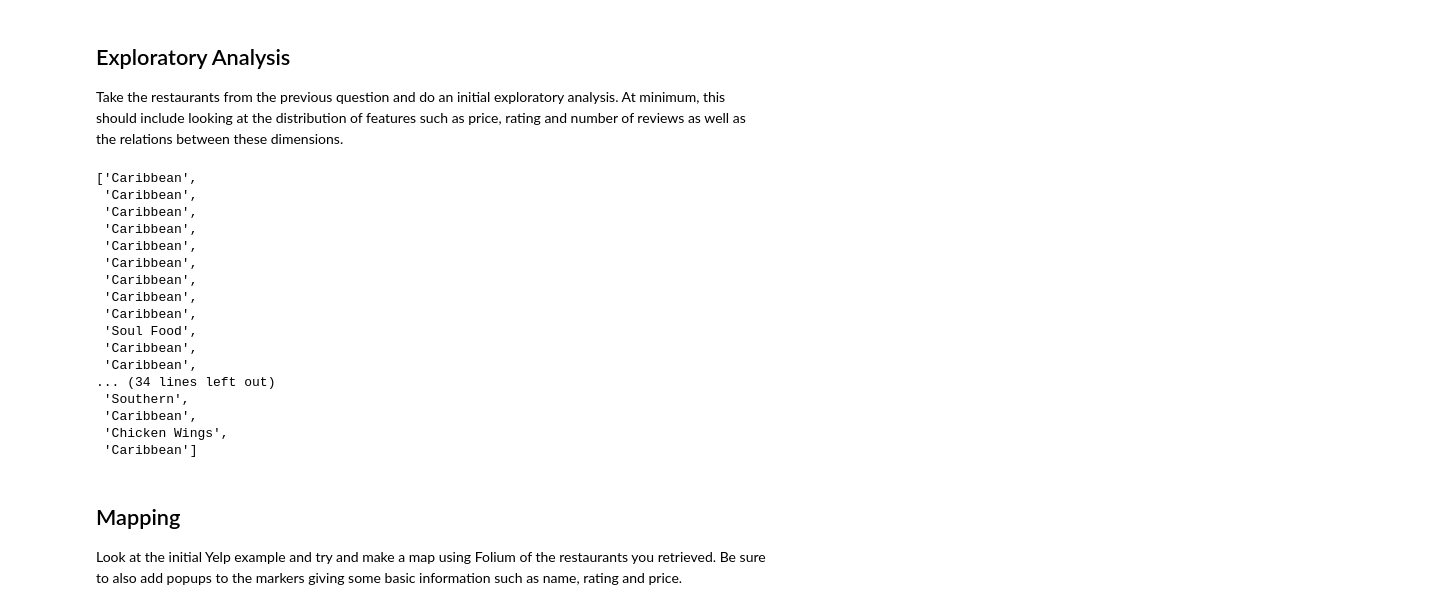
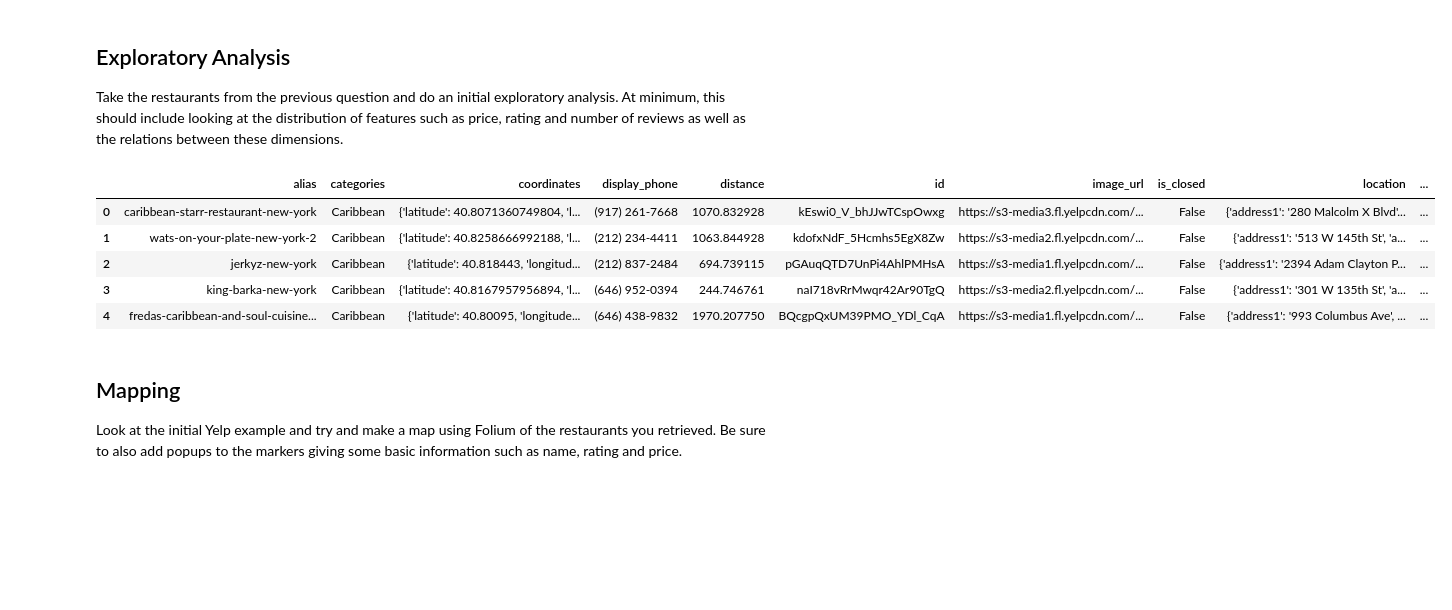
Before and after one commit to minotaur142/dsc-yelp-api-lab-nyc-ds-060319, a Jupyter notebook: index.ipynb, the cells around one changed output. Cells and saved outputs as stored; diff of their text form; code cells hidden in the pictures; blank space fills up the shorter version.

```diff
--- a/index.ipynb
+++ b/index.ipynb
@@ -84,28 +84,18 @@ Take the restaurants from the previous question and do an initial exploratory an
 # %%
 #Your code here
 # import pandas as pd
 # df = pd.DataFrame.from_dict(dic['businesses'])
 
 # df.price = df.price.str.len()
-df.categories = [i[0]['title']for i in df.categories]
+# df.categories = [i[0]['title']for i in df.categories]
+df.head()
 # %% [output]
-['Caribbean',
- 'Caribbean',
- 'Caribbean',
- 'Caribbean',
- 'Caribbean',
- 'Caribbean',
- 'Caribbean',
- 'Caribbean',
- 'Caribbean',
- 'Soul Food',
- 'Caribbean',
- 'Caribbean',
-... (34 lines left out)
- 'Southern',
- 'Caribbean',
- 'Chicken Wings',
- 'Caribbean']
+|  | alias | categories | coordinates | display_phone | distance | id | image_url | is_closed | location | ... |
+| 0 | caribbean-starr-restaurant-new-york | Caribbean | {'latitude': 40.8071360749804, 'l... | (917) 261-7668 | 1070.832928 | kEswi0_V_bhJJwTCspOwxg | https://s3-media3.fl.yelpcdn.com/... | False | {'address1': '280 Malcolm X Blvd'... | ... |
+| 1 | wats-on-your-plate-new-york-2 | Caribbean | {'latitude': 40.8258666992188, 'l... | (212) 234-4411 | 1063.844928 | kdofxNdF_5Hcmhs5EgX8Zw | https://s3-media2.fl.yelpcdn.com/... | False | {'address1': '513 W 145th St', 'a... | ... |
+| 2 | jerkyz-new-york | Caribbean | {'latitude': 40.818443, 'longitud... | (212) 837-2484 | 694.739115 | pGAuqQTD7UnPi4AhlPMHsA | https://s3-media1.fl.yelpcdn.com/... | False | {'address1': '2394 Adam Clayton P... | ... |
+| 3 | king-barka-new-york | Caribbean | {'latitude': 40.8167957956894, 'l... | (646) 952-0394 | 244.746761 | naI718vRrMwqr42Ar90TgQ | https://s3-media2.fl.yelpcdn.com/... | False | {'address1': '301 W 135th St', 'a... | ... |
+| 4 | fredas-caribbean-and-soul-cuisine... | Caribbean | {'latitude': 40.80095, 'longitude... | (646) 438-9832 | 1970.207750 | BQcgpQxUM39PMO_YDl_CqA | https://s3-media1.fl.yelpcdn.com/... | False | {'address1': '993 Columbus Ave', ... | ... |
 # %% [markdown]
 ## Mapping
 
```
